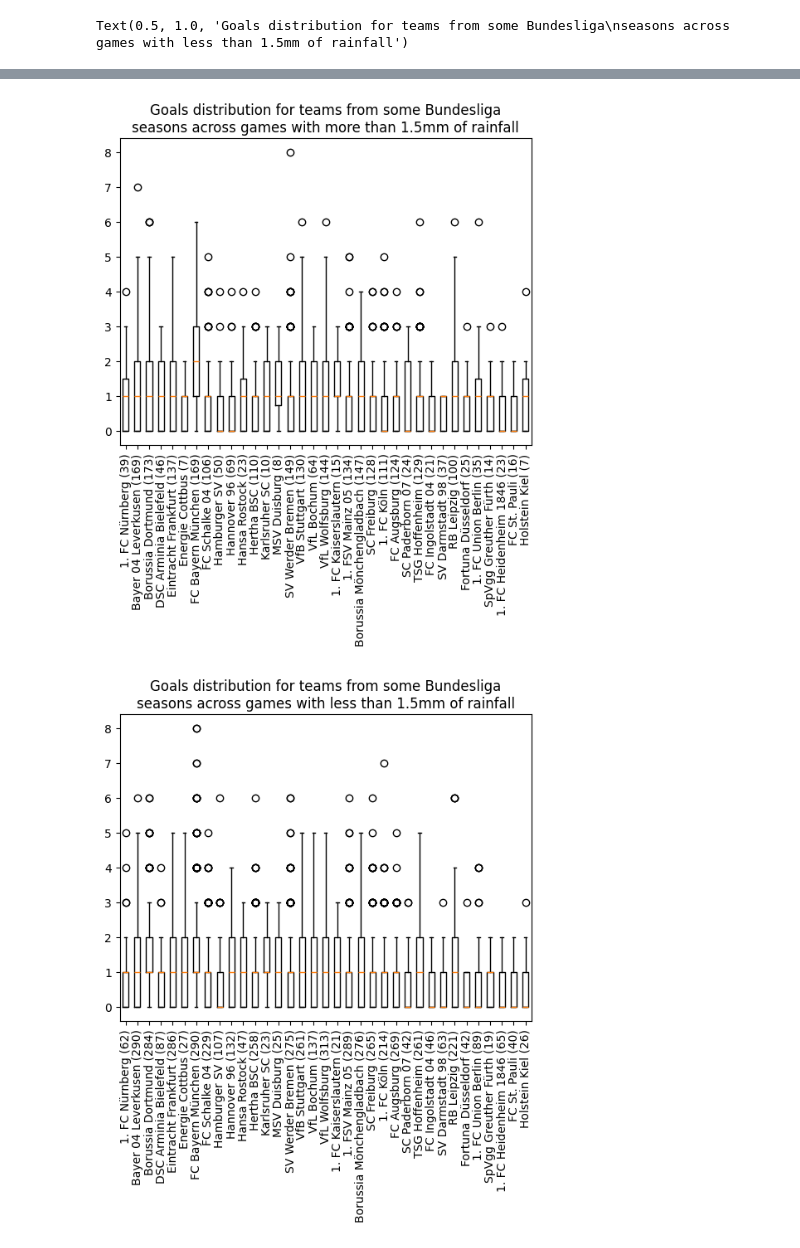
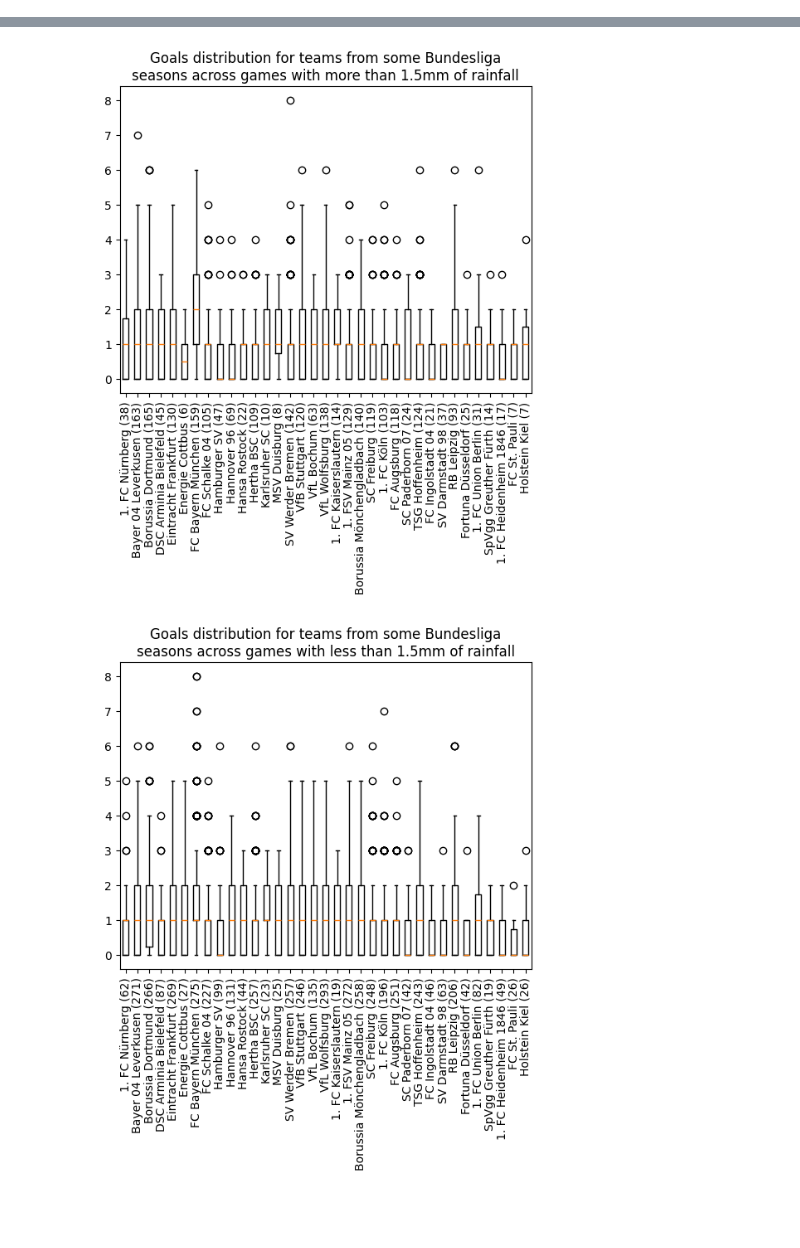
Before and after one commit to Robert-Ousch/dasciproject-ws25_26-group15, a Jupyter notebook: Q2_Q3.ipynb, the cells around one changed output, grey strips where cells are left out. Saved outputs shown, nothing was run; the diff lists cells and outputs as text; code cells hidden in the pictures; blank space fills up the shorter version.

```diff
--- a/Q2_Q3.ipynb
+++ b/Q2_Q3.ipynb
@@ -21,7 +22,7 @@ teams = {}
 
 # do the analysis for all the leagues (takes over 10 minutes!)
 response = json.loads(requests.get("https://api.openligadb.de/getavailableleagues").text)
-response = list(filter(lambda x: "1. Fußball-Bundesliga" in x["leagueName"] and "26" not in x, response)) # completed Bundesliga seasons only
+response = list(filter(lambda x: "1. Fußball-Bundesliga" in x["leagueName"] and int(x["leagueSeason"]) in range(2004, 2025), response)) # completed Bundesliga seasons starting from 2004 only
 for league in response:
     try:
         matches[league["leagueName"]] = json.loads(requests.get(f"https://api.openligadb.de/getmatchdata/{league['leagueShortcut']}/{league['leagueSeason']}").text)
@@ -113,5 +127,7 @@ fig3, ax3 = plt.subplots()
 ax3.boxplot([np.array([match for match in team["matches"] if match[2] <= 1.5]).transpose()[0] for team in team_dict.values()])
 ax3.set_xticklabels([team + " (" + str(len([match for match in team_dict[team]["matches"] if match[2] <= 1.5])) + ")" for team in team_dict.keys()],rotation=90)
 ax3.set_title("Goals distribution for teams from some Bundesliga\nseasons across games with less than 1.5mm of rainfall")
+
+with open("./.data_Q2.txt", "+w") as file:
+    file.write(json.dumps(dict([(name, [list(np.array(team["matches"]).transpose()[0]), list(np.array(team["matches"]).transpose()[2])]) for (name, team) in team_dict.items()])))
 # %% [output]
-Text(0.5, 1.0, 'Goals distribution for teams from some Bundesliga\nseasons across games with less than 1.5mm of rainfall')
@@ -119,5 +135,5 @@ Text(0.5, 1.0, 'Goals distribution for teams from some Bundesliga\nseasons acros
-[figure, old version]
+[figure, new version]
-[figure, old version]
+[figure, new version]
 # %%
 # graphical representation (Question 3)
 # extract relevant data and sort
```
Also changed, not shown: parts of 6 cells of this notebook, 1 other file.
